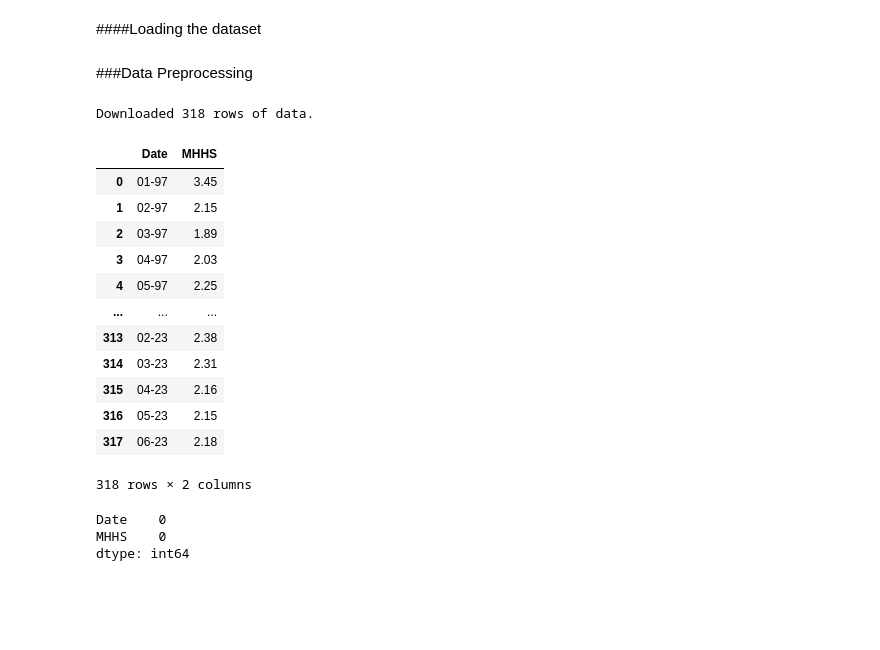
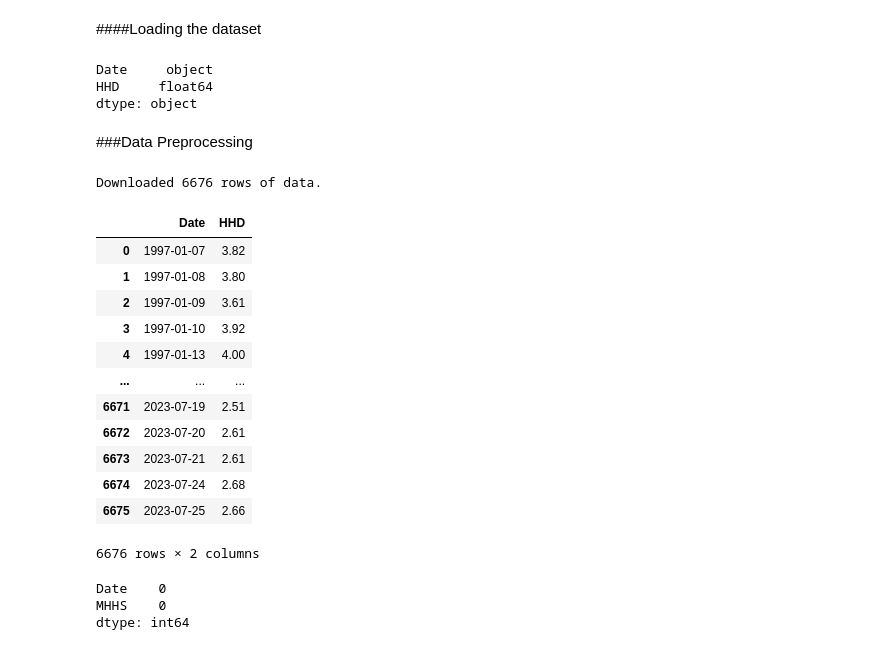
Before and after one commit to mofuoku417/anomaly-detection, a Jupyter notebook: Detecting_Anomalies_In_Natural_Gas_Prices_Using_Deep_Learning.ipynb, the cells around one changed output. Drawn from its saved outputs; the diff is of its cells as text; code cells hidden in the pictures; blank space fills up the shorter version.

```diff
--- a/Detecting_Anomalies_In_Natural_Gas_Prices_Using_Deep_Learning.ipynb
+++ b/Detecting_Anomalies_In_Natural_Gas_Prices_Using_Deep_Learning.ipynb
@@ -56 +82,22 @@ train_tensor = torch.tensor(train.values)
+# %%
+# Establishing a timetable for data extraction
+today = date.today()
+end_date = today.strftime("%Y-%m")
+#start_date = '1993-03'
+#start_date = '07-01-97'
+start_date = '1997-01-07'
+
+featurename = 'Henry Hub Daily Oil Price'
+
+#Load dataset
+path ='https://raw.githubusercontent.com/mofuoku417/anomaly-detection/main/Data/HHD.csv'
+df = read_csv(path, parse_dates=True)
+
+# Henry Hub Natural Gas Spot Price (I:HHNGSP)
+# 2.66 USD/MMBtu for Jul 25 2023
+#
+# "%Y-%m"
+# "%Y-%m-%d"
+# '%d-%m-%Y'
+# ('%d-%m-%Y')
 # %%
@@ -59,24 +105,30 @@ path = 'https://raw.githubusercontent.com/mofuoku417/anomaly-detection/main/Data
 dataframe = read_csv(path, parse_dates=True,)
+# %%
+df.dtypes
+# %% [output]
+Date     object
+HHD     float64
+dtype: object
 # %% [markdown]
 ###Data Preprocessing
 # %%
-print(f"Downloaded {len(dataframe)} rows of data.")
-dataframe
+print(f"Downloaded {len(df)} rows of data.")
+df
 # %% [output]
-Downloaded 318 rows of data.
+Downloaded 6676 rows of data.
-|  | Date | MHHS |
-| 0 | 01-97 | 3.45 |
-| 1 | 02-97 | 2.15 |
-| 2 | 03-97 | 1.89 |
-| 3 | 04-97 | 2.03 |
-| 4 | 05-97 | 2.25 |
+|  | Date | HHD |
+| 0 | 1997-01-07 | 3.82 |
+| 1 | 1997-01-08 | 3.80 |
+| 2 | 1997-01-09 | 3.61 |
+| 3 | 1997-01-10 | 3.92 |
+| 4 | 1997-01-13 | 4.00 |
 | ... | ... | ... |
-| 313 | 02-23 | 2.38 |
-| 314 | 03-23 | 2.31 |
-| 315 | 04-23 | 2.16 |
-| 316 | 05-23 | 2.15 |
-| 317 | 06-23 | 2.18 |
+| 6671 | 2023-07-19 | 2.51 |
+| 6672 | 2023-07-20 | 2.61 |
+| 6673 | 2023-07-21 | 2.61 |
+| 6674 | 2023-07-24 | 2.68 |
+| 6675 | 2023-07-25 | 2.66 |
-318 rows × 2 columns
+6676 rows × 2 columns
 # %%
 #Checking for missing values
 dataframe.isnull().sum()
```
Also changed, not shown: parts of 24 cells of this notebook.
